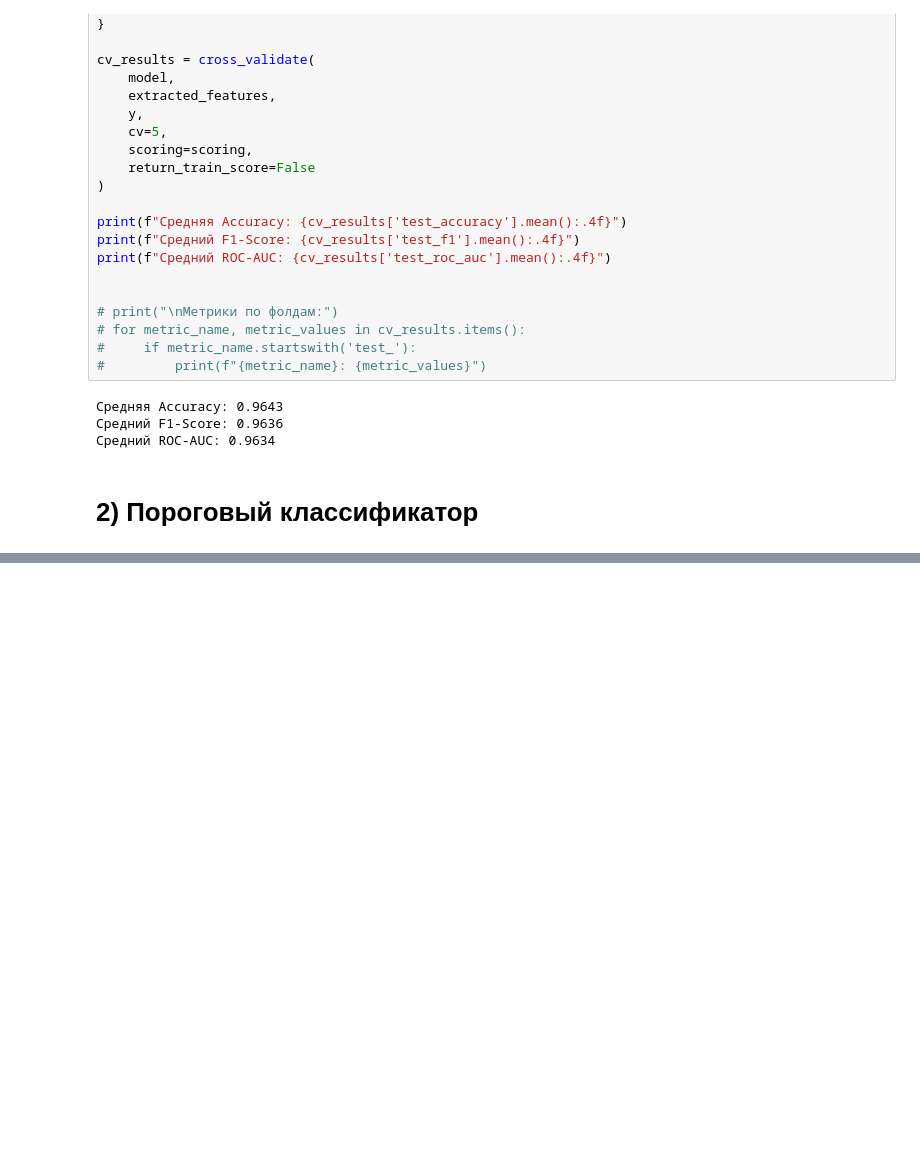
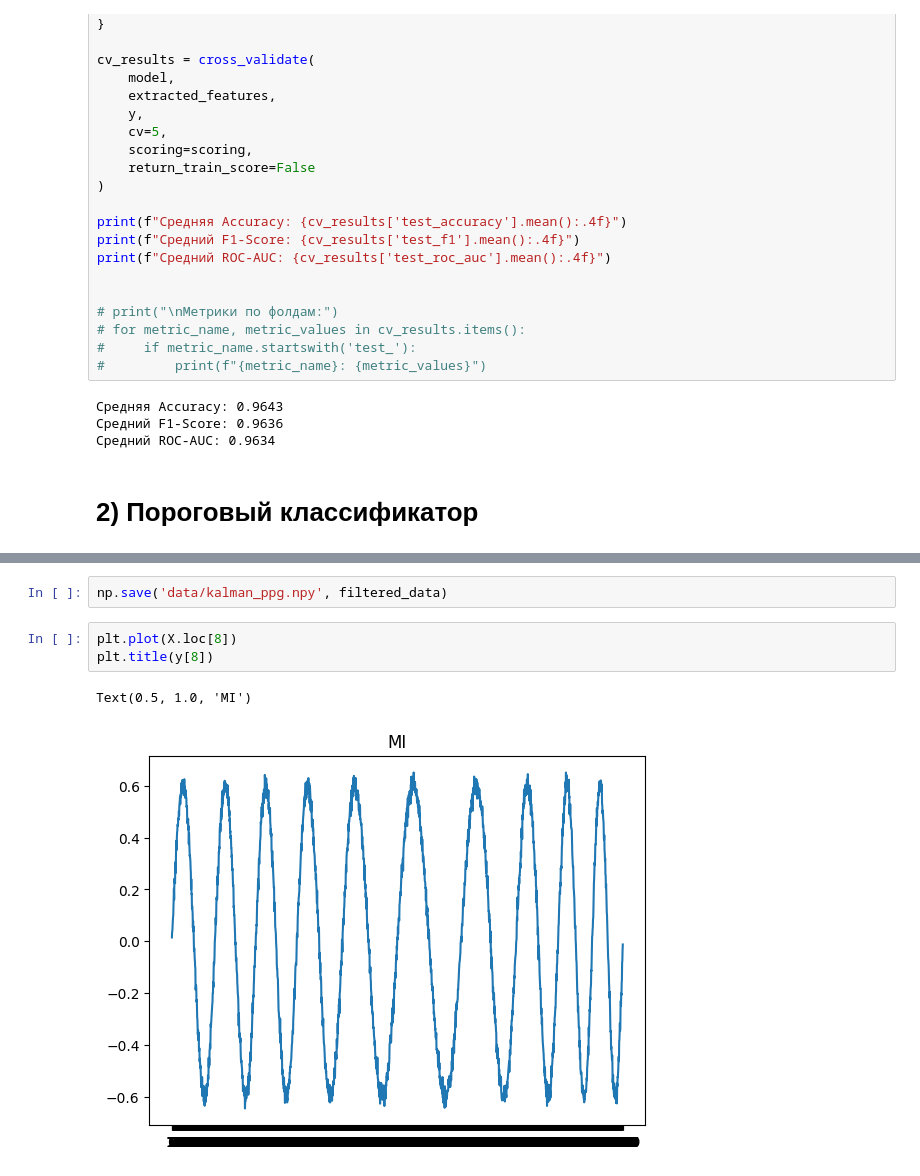
Before and after one commit to a13xbb/ml-tools-labs, a Jupyter notebook: lab4/main.ipynb, the cells around one changed output, grey strips where cells are left out. Cells and saved outputs as stored; diff of their text form; blank space fills up the shorter version.

Commit message:
kalman filter in progress

```diff
--- a/lab4/main.ipynb
+++ b/lab4/main.ipynb
@@ -225,0 +261,8 @@ print(f"Средний ROC-AUC: {cv_results['test_roc_auc'].mean():.4f}")
+# %%
+np.save('data/kalman_ppg.npy', filtered_data)
+# %%
+plt.plot(X.loc[8])
+plt.title(y[8])
+# %% [output]
+Text(0.5, 1.0, 'MI')
+[figure, added]
```
Also changed, not shown: parts of 3 cells of this notebook.
